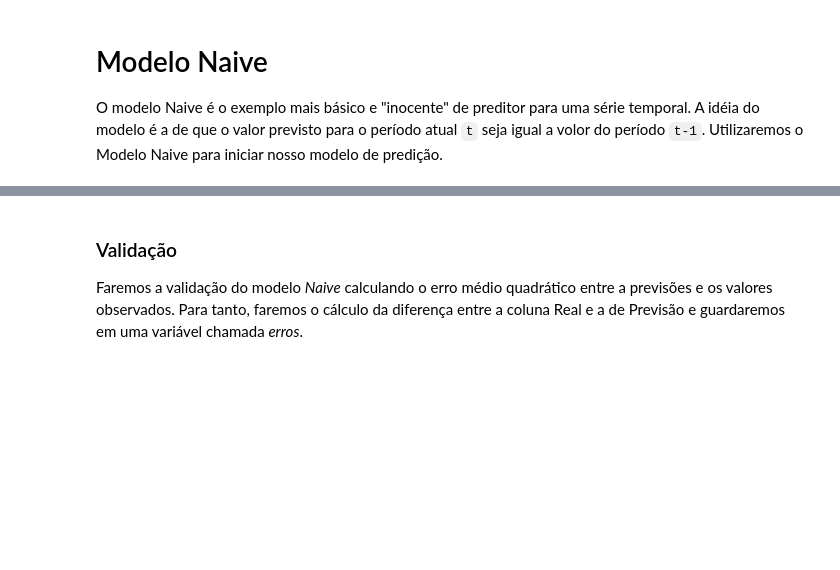
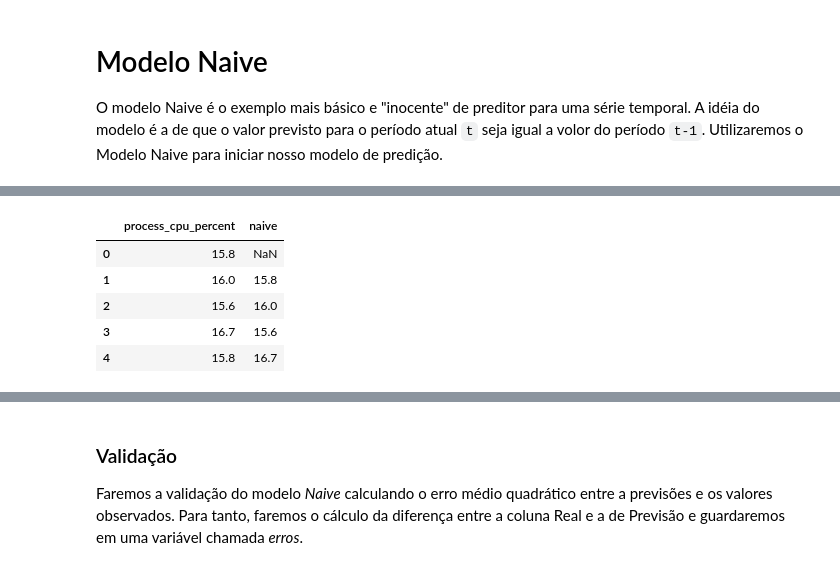
Before and after one commit to Oraculum-Fatec/api-monitoramento-site, a Jupyter notebook: Time_Serires.ipynb, the cells around one changed output, grey strips where cells are left out. Drawn from its saved outputs; the diff is of its cells as text; code cells hidden in the pictures; blank space fills up the shorter version.

```diff
--- a/Time_Serires.ipynb
+++ b/Time_Serires.ipynb
@@ -184,0 +195,10 @@ O modelo Naive é o exemplo mais básico e "inocente" de preditor para uma séri
+# %%
+df['naive'] = df.process_cpu_percent.shift(1)
+df.head()
+# %% [output]
+|  | process_cpu_percent | naive |
+| 0 | 15.8 | NaN |
+| 1 | 16.0 | 15.8 |
+| 2 | 15.6 | 16.0 |
+| 3 | 16.7 | 15.6 |
+| 4 | 15.8 | 16.7 |
```
Also changed, not shown: parts of 3 cells of this notebook.
